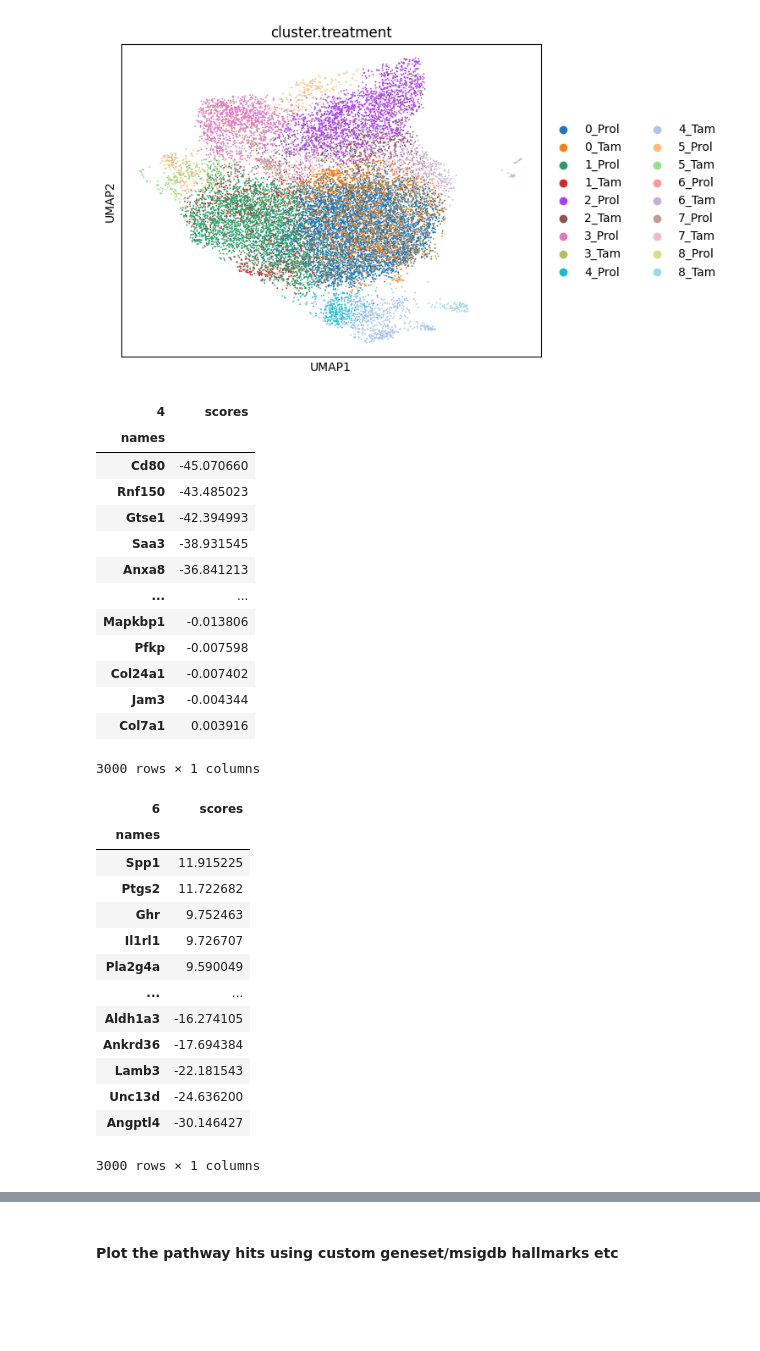
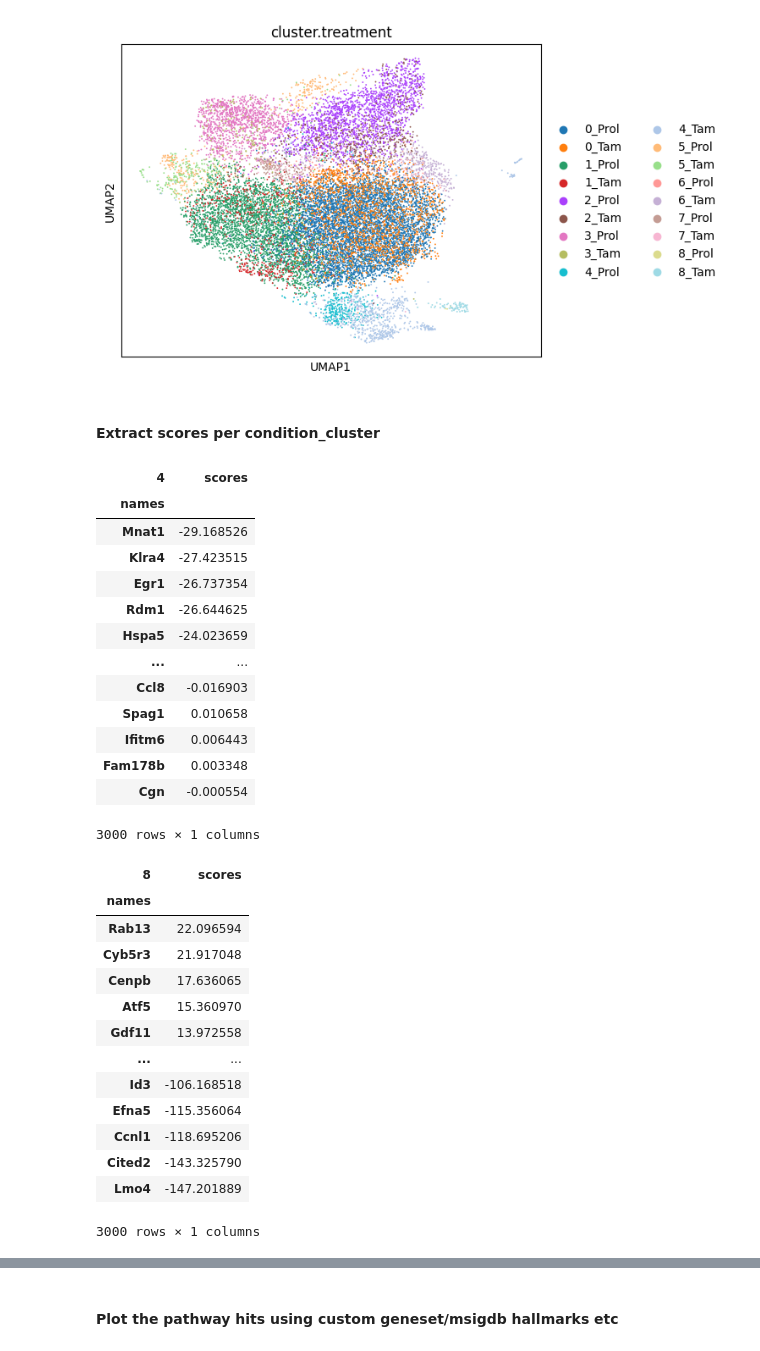
Before and after one commit to akanksha-sachan/senescence_chromatin, a Jupyter notebook: py_scripts/gene_set_scoring.ipynb, the cells around one changed output, grey strips where cells are left out. Cells and saved outputs as stored; diff of their text form; code cells hidden in the pictures; blank space fills up the shorter version.

```diff
--- a/py_scripts/gene_set_scoring.ipynb
+++ b/py_scripts/gene_set_scoring.ipynb
@@ -57,7 +57,7 @@ import gseapy as gp
 
 a. read from h5ad for other modules
 # %%
-adata_path = "/ix/djishnu/Akanksha/datasets/senescence_fibroblasts/mouse_fibro/MEFs_with_DS_SID.h5ad"
+adata_path = "/ix/djishnu/Akanksha/datasets/senescence_fibroblasts/mouse_fibro/MEFs_SenSig_scores.h5ad"
 adata = sc.read_h5ad(adata_path)
 adata
 # %% [output]
@@ -530,8 +531,10 @@ sc.tl.rank_genes_groups(adata, "cluster.treatment", method="t-test", key_added="
+# %% [markdown]
+#### Extract scores per condition_cluster
 # %%
 # extract scores
-t_stats_Prol4 = (
+t_stats_4 = (
     # Get dataframe of DE results for condition vs. rest
-    sc.get.rank_genes_groups_df(adata, "4_Prol", key="t-test")
+    sc.get.rank_genes_groups_df(adata, "4", key="t-test")
     # Subset to highly variable genes
     .set_index("names")
     .loc[adata.var["highly_variable"]]
@@ -541,43 +544,43 @@ t_stats_Prol4 = (
     [["scores"]]
     .rename_axis(["4"], axis=1)
 )
-t_stats_Prol4
+t_stats_4
 # %% [output]
 | 4 | scores |
 | names |  |
-| Cd80 | -45.070660 |
-| Rnf150 | -43.485023 |
-| Gtse1 | -42.394993 |
-| Saa3 | -38.931545 |
-| Anxa8 | -36.841213 |
+| Mnat1 | -29.168526 |
+| Klra4 | -27.423515 |
+| Egr1 | -26.737354 |
+| Rdm1 | -26.644625 |
+| Hspa5 | -24.023659 |
 | ... | ... |
-| Mapkbp1 | -0.013806 |
-| Pfkp | -0.007598 |
-| Col24a1 | -0.007402 |
-| Jam3 | -0.004344 |
-| Col7a1 | 0.003916 |
+| Ccl8 | -0.016903 |
+| Spag1 | 0.010658 |
+| Ifitm6 | 0.006443 |
+| Fam178b | 0.003348 |
+| Cgn | -0.000554 |
 3000 rows × 1 columns
 # %%
-t_stats_Prol6 = (
-    sc.get.rank_genes_groups_df(adata, "6_Prol", key="t-test")
+t_stats_8 = (
+    sc.get.rank_genes_groups_df(adata, "8", key="t-test")
     .set_index("names")
     .loc[adata.var["highly_variable"]]
     [["scores"]]
-    .rename_axis(["6"], axis=1)
+    .rename_axis(["8"], axis=1)
 )
-t_stats_Prol6
+t_stats_8
 # %% [output]
-| 6 | scores |
+| 8 | scores |
 | names |  |
-| Spp1 | 11.915225 |
-| Ptgs2 | 11.722682 |
-| Ghr | 9.752463 |
-| Il1rl1 | 9.726707 |
-| Pla2g4a | 9.590049 |
+| Rab13 | 22.096594 |
+| Cyb5r3 | 21.917048 |
+| Cenpb | 17.636065 |
+| Atf5 | 15.360970 |
+| Gdf11 | 13.972558 |
 | ... | ... |
-| Aldh1a3 | -16.274105 |
-| Ankrd36 | -17.694384 |
-| Lamb3 | -22.181543 |
-| Unc13d | -24.636200 |
-| Angptl4 | -30.146427 |
+| Id3 | -106.168518 |
+| Efna5 | -115.356064 |
+| Ccnl1 | -118.695206 |
+| Cited2 | -143.325790 |
+| Lmo4 | -147.201889 |
 3000 rows × 1 columns
```
Also changed, not shown: parts of 12 cells of this notebook.
